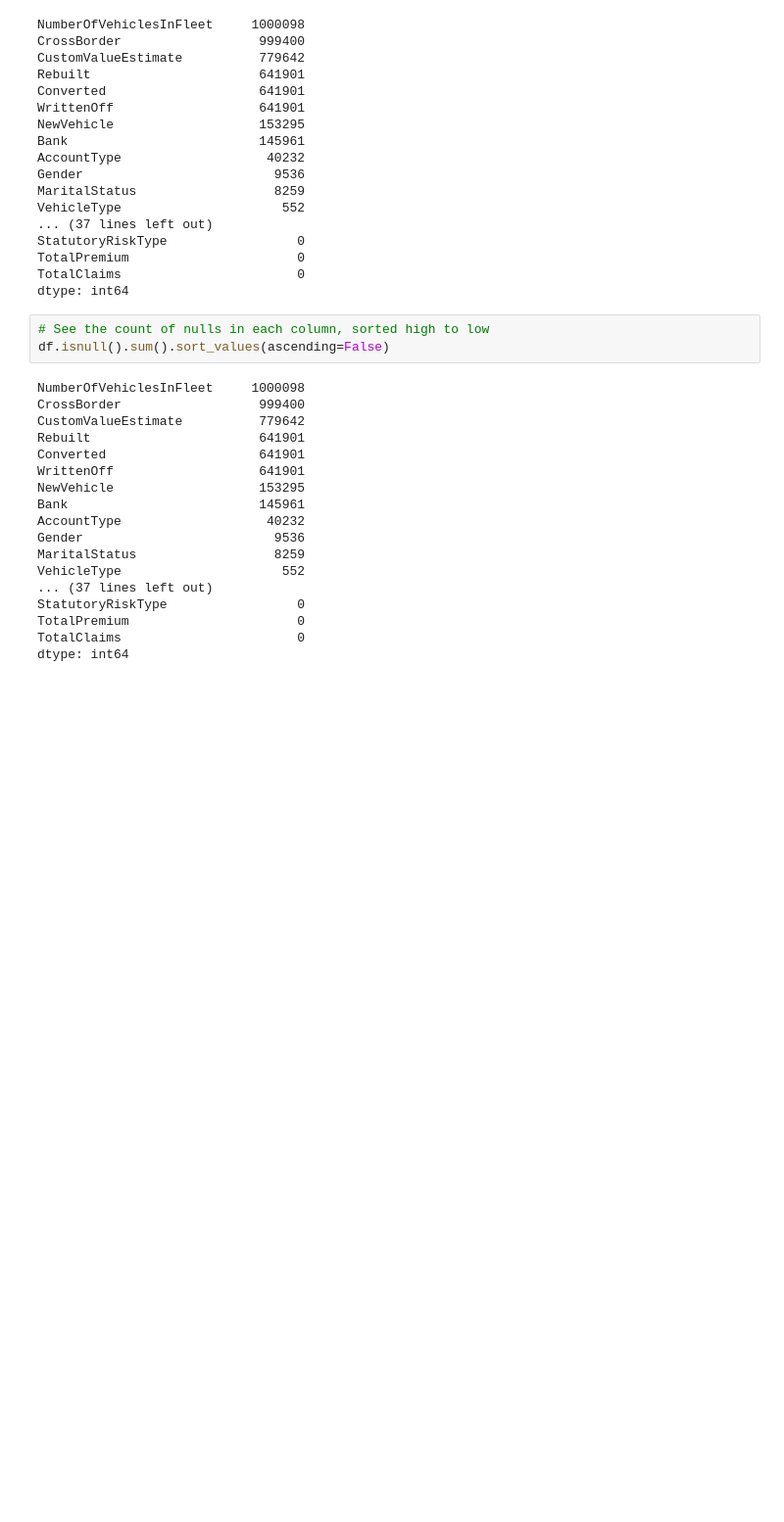
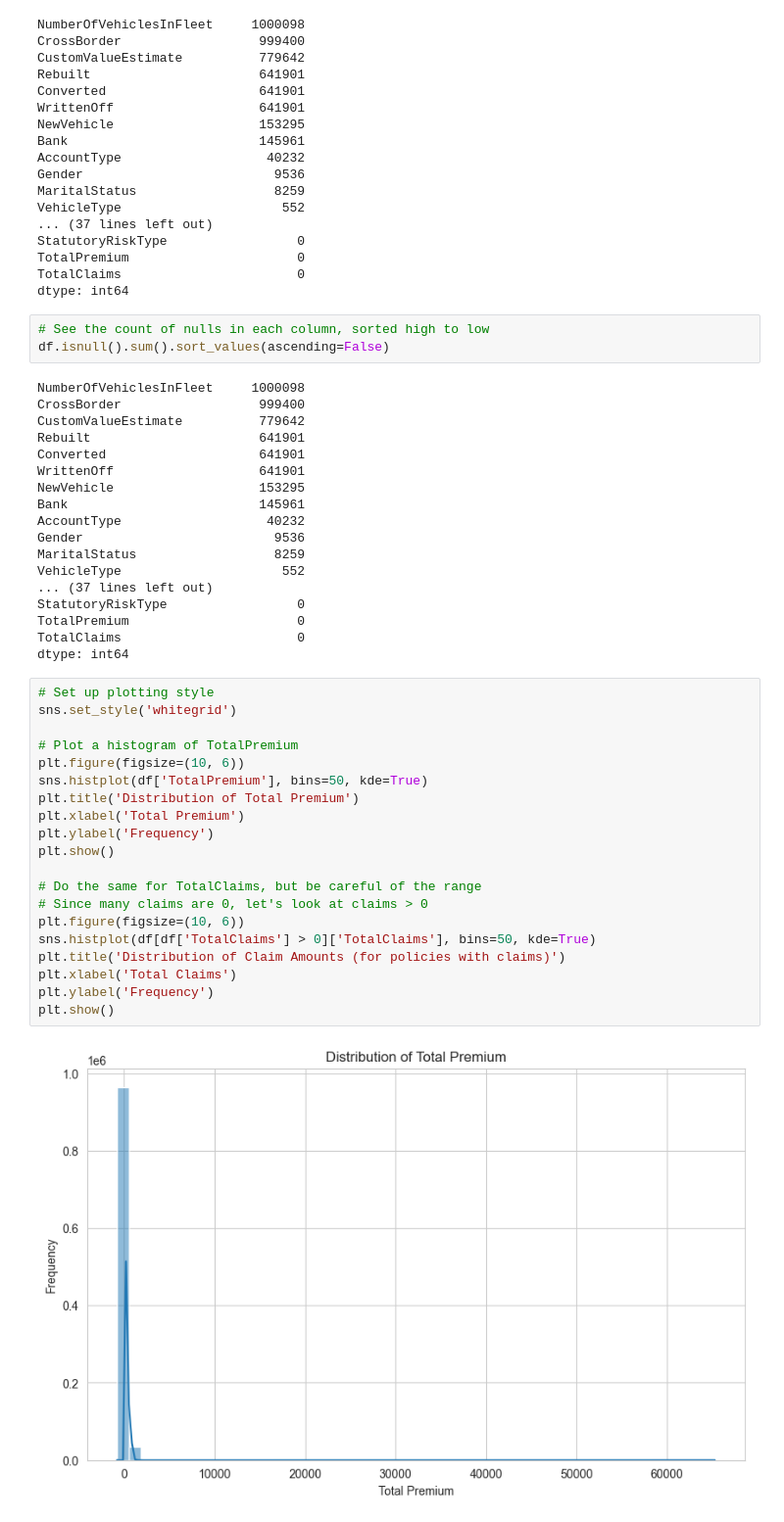
Before and after one commit to foziyaa/acis-insurance-analytics, a Jupyter notebook: notebooks/01_EDA.ipynb, the cells around one changed output. Shown: that part at 98% size. Cells and saved outputs as stored; diff of their text form; blank space fills up the shorter version.

Commit message:
feat: perform univariate analysis with histograms

```diff
--- a/notebooks/01_EDA.ipynb
+++ b/notebooks/01_EDA.ipynb
@@ -108,3 +108,25 @@ StatutoryRiskType                 0
 TotalPremium                      0
 TotalClaims                       0
 dtype: int64
+# %%
+# Set up plotting style
+sns.set_style('whitegrid')
+
+# Plot a histogram of TotalPremium
+plt.figure(figsize=(10, 6))
+sns.histplot(df['TotalPremium'], bins=50, kde=True)
+plt.title('Distribution of Total Premium')
+plt.xlabel('Total Premium')
+plt.ylabel('Frequency')
+plt.show()
+
+# Do the same for TotalClaims, but be careful of the range
+# Since many claims are 0, let's look at claims > 0
+plt.figure(figsize=(10, 6))
+sns.histplot(df[df['TotalClaims'] > 0]['TotalClaims'], bins=50, kde=True)
+plt.title('Distribution of Claim Amounts (for policies with claims)')
+plt.xlabel('Total Claims')
+plt.ylabel('Frequency')
+plt.show()
+# %% [output]
+[figure, added]
```
Also changed, not shown: parts of 1 cell of this notebook.
